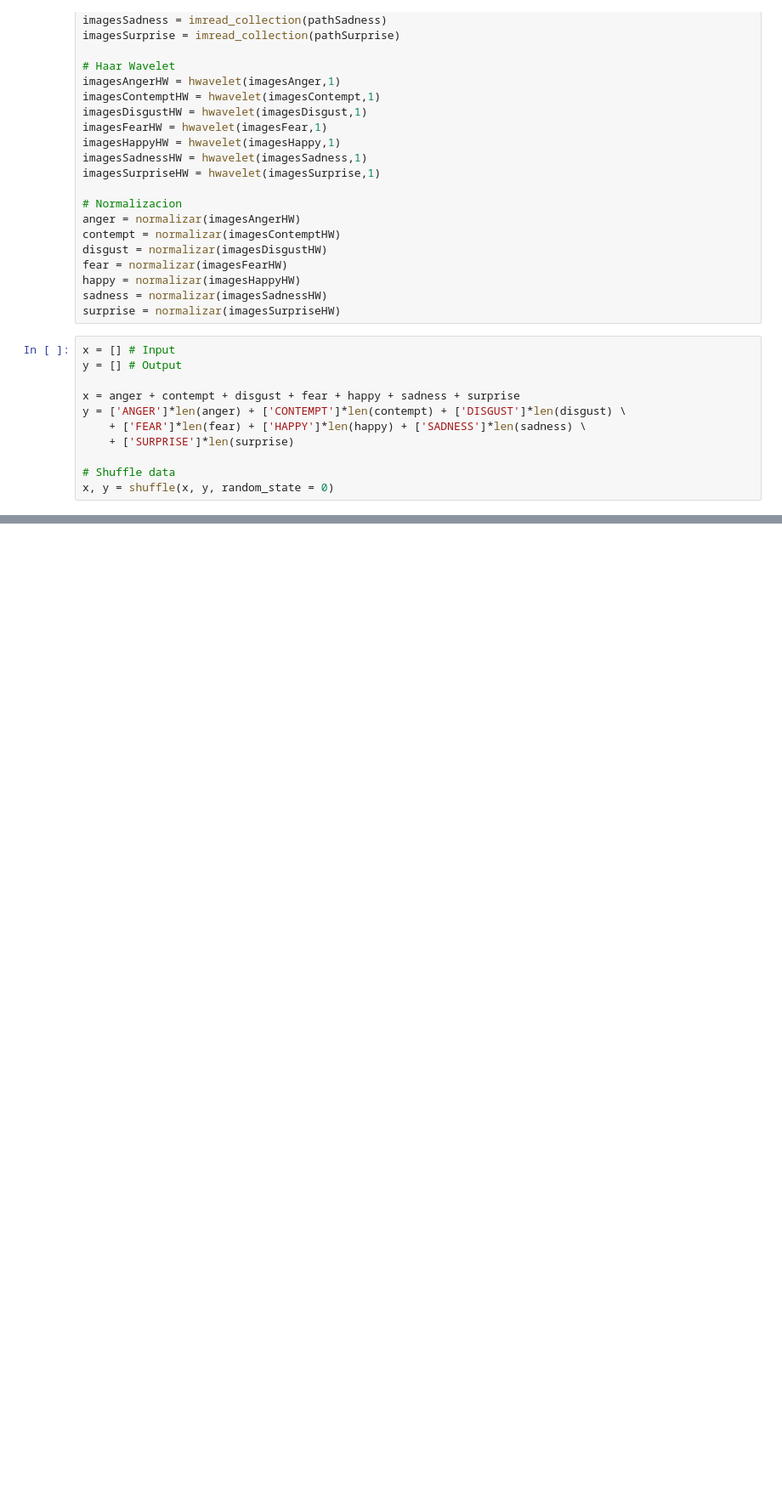
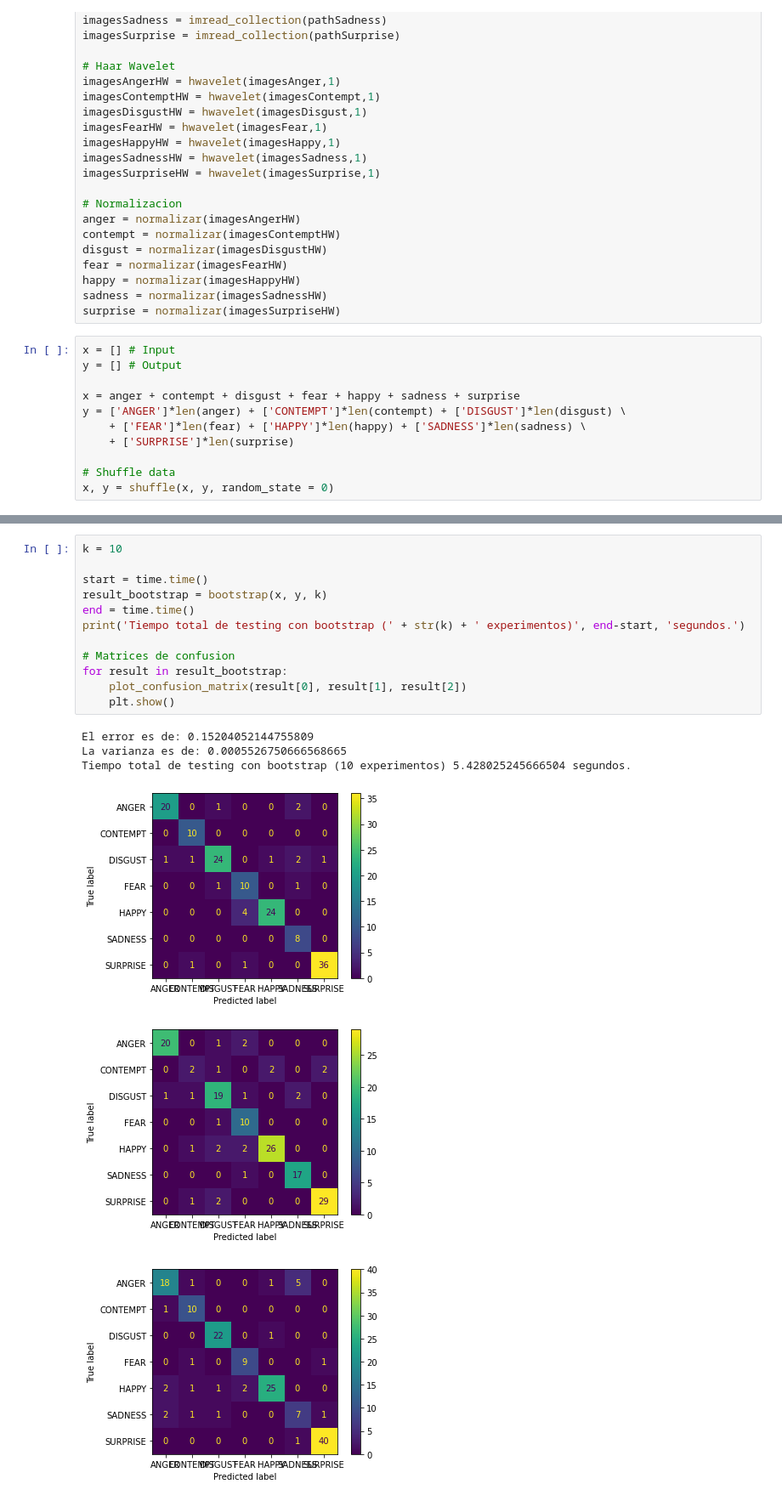
Before and after one commit to fresh-avocado/IA-proyecto-2, a Jupyter notebook: main.ipynb, the cells around one changed output, grey strips where cells are left out. Shown at 85% size. Cells and saved outputs as stored; diff of their text form; blank space fills up the shorter version.

```diff
--- a/main.ipynb
+++ b/main.ipynb
@@ -251,0 +238,19 @@ Experimento 2
+# %%
+k = 10
+
+start = time.time()
+result_bootstrap = bootstrap(x, y, k)
+end = time.time()
+print('Tiempo total de testing con bootstrap (' + str(k) + ' experimentos)', end-start, 'segundos.')
+
+# Matrices de confusion
+for result in result_bootstrap:
+    plot_confusion_matrix(result[0], result[1], result[2])
+    plt.show()
+# %% [output]
+El error es de: 0.15204052144755809
+La varianza es de: 0.0005526750666568665
+Tiempo total de testing con bootstrap (10 experimentos) 5.428025245666504 segundos.
+[figure, added]
+[figure, added]
+[figure, added]
```
Also changed, not shown: parts of 6 cells of this notebook.
